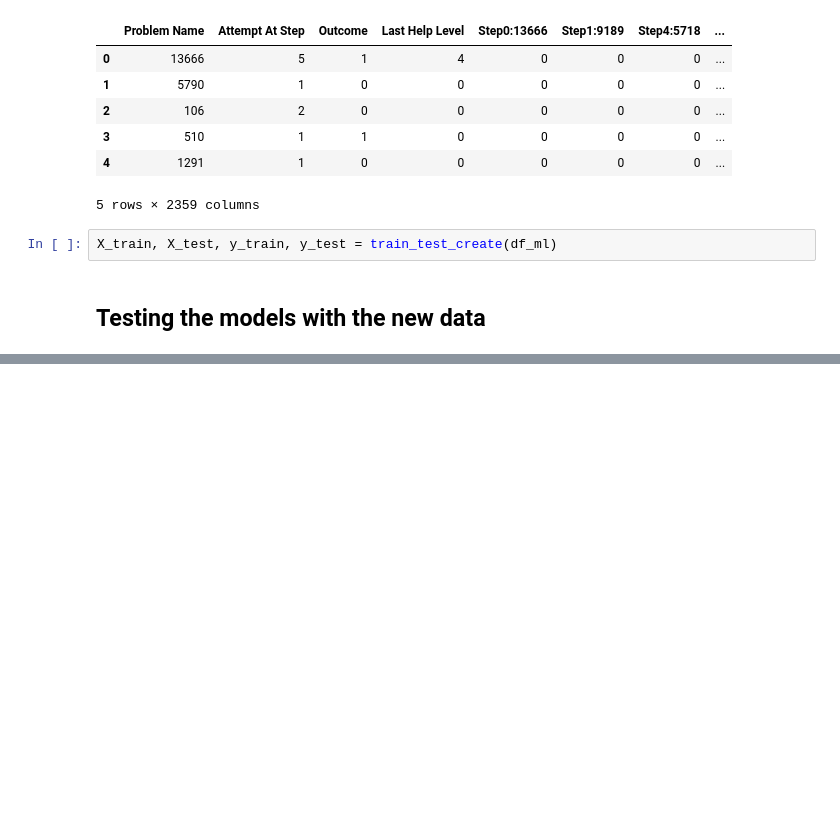
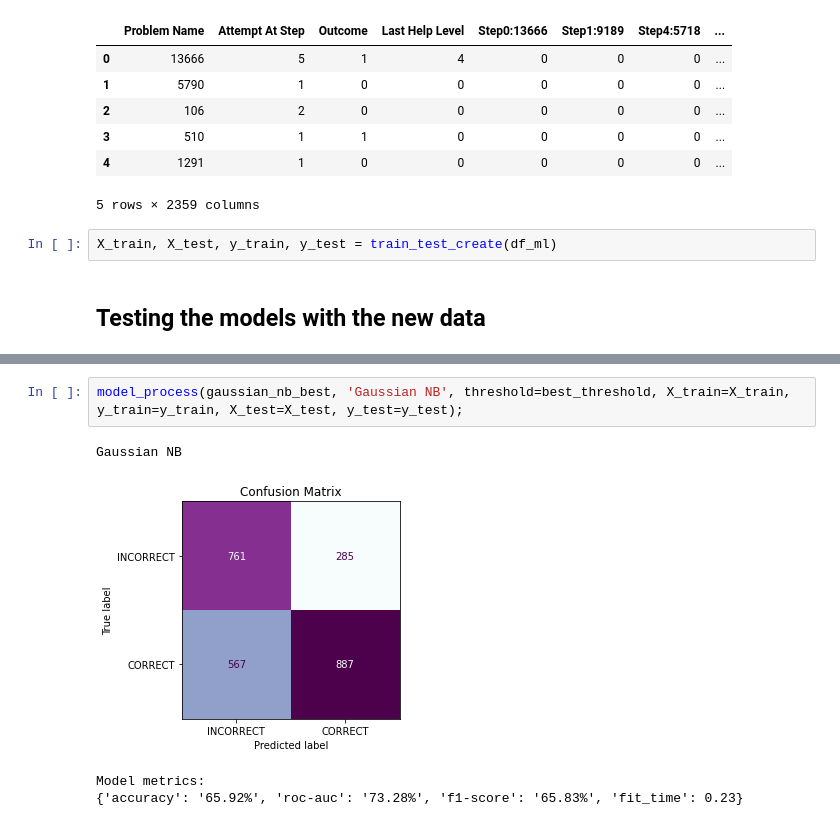
Before and after one commit to boa50/intelligent-tutoring-analysis, a Jupyter notebook: Analysis.ipynb, the cells around one changed output, grey strips where cells are left out. Drawn from its saved outputs; the diff is of its cells as text; blank space fills up the shorter version.

```diff
--- a/Analysis.ipynb
+++ b/Analysis.ipynb
@@ -1175,0 +1161,7 @@ Model metrics:
+# %%
+model_process(gaussian_nb_best, 'Gaussian NB', threshold=best_threshold, X_train=X_train, y_train=y_train, X_test=X_test, y_test=y_test);
+# %% [output]
+Gaussian NB
+[figure, added]
+Model metrics:
+{'accuracy': '65.92%', 'roc-auc': '73.28%', 'f1-score': '65.83%', 'fit_time': 0.23}
```
Also changed, not shown: parts of 33 cells of this notebook, 1 other file.
